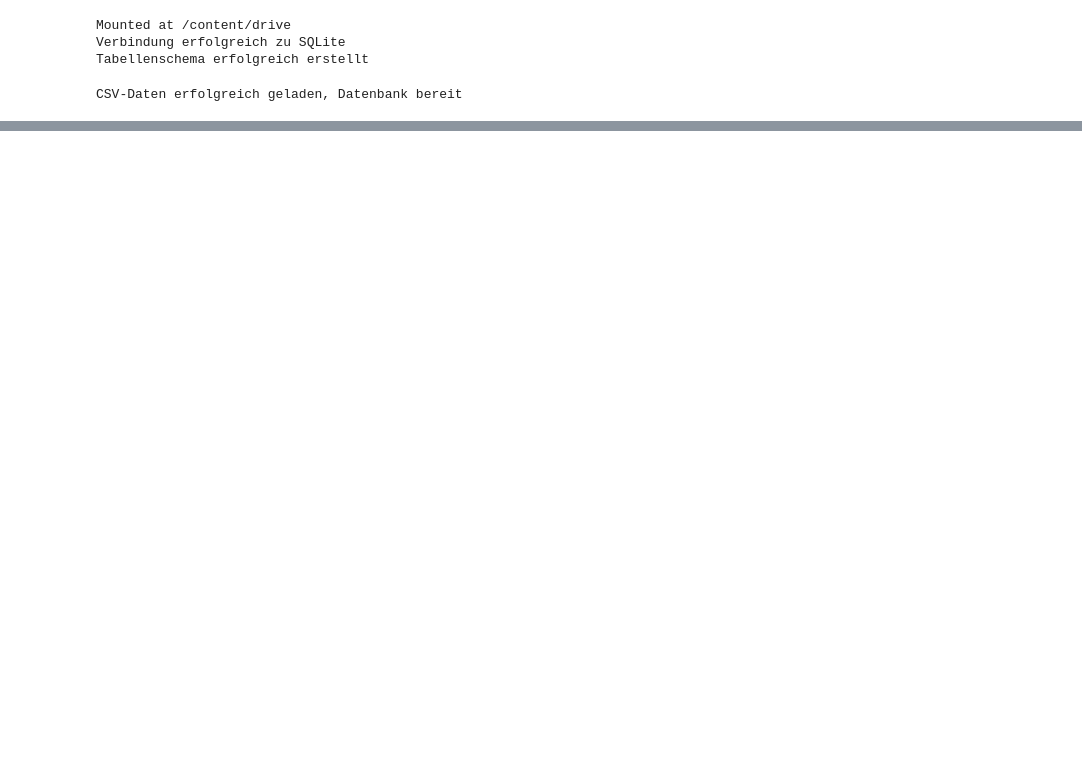
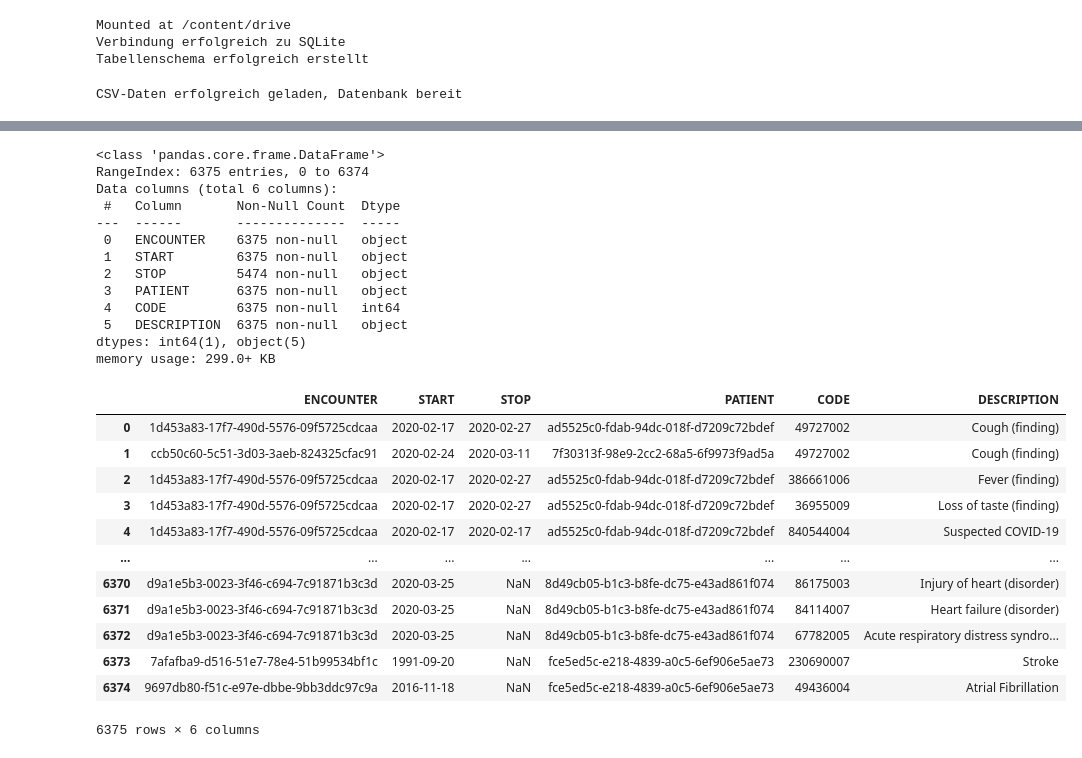
Before and after one commit to MarisaRies/covir, a Jupyter notebook: COVIR.ipynb, the cells around one changed output, grey strips where cells are left out. Saved outputs shown, nothing was run; the diff lists cells and outputs as text; code cells hidden in the pictures; blank space fills up the shorter version.

```diff
--- a/COVIR.ipynb
+++ b/COVIR.ipynb
@@ -132,0 +175,31 @@ df_insert_imm.describe()
+# %%
+#Übersicht Condition (Symptome) Tabelle
+df_insert_con.info()
+df_insert_con
+# %% [output]
+<class 'pandas.core.frame.DataFrame'>
+RangeIndex: 6375 entries, 0 to 6374
+Data columns (total 6 columns):
+ #   Column       Non-Null Count  Dtype
+---  ------       --------------  -----
+ 0   ENCOUNTER    6375 non-null   object
+ 1   START        6375 non-null   object
+ 2   STOP         5474 non-null   object
+ 3   PATIENT      6375 non-null   object
+ 4   CODE         6375 non-null   int64
+ 5   DESCRIPTION  6375 non-null   object
+dtypes: int64(1), object(5)
+memory usage: 299.0+ KB
+|  | ENCOUNTER | START | STOP | PATIENT | CODE | DESCRIPTION |
+| 0 | 1d453a83-17f7-490d-5576-09f5725cdcaa | 2020-02-17 | 2020-02-27 | ad5525c0-fdab-94dc-018f-d7209c72bdef | 49727002 | Cough (finding) |
+| 1 | ccb50c60-5c51-3d03-3aeb-824325cfac91 | 2020-02-24 | 2020-03-11 | 7f30313f-98e9-2cc2-68a5-6f9973f9ad5a | 49727002 | Cough (finding) |
+| 2 | 1d453a83-17f7-490d-5576-09f5725cdcaa | 2020-02-17 | 2020-02-27 | ad5525c0-fdab-94dc-018f-d7209c72bdef | 386661006 | Fever (finding) |
+| 3 | 1d453a83-17f7-490d-5576-09f5725cdcaa | 2020-02-17 | 2020-02-27 | ad5525c0-fdab-94dc-018f-d7209c72bdef | 36955009 | Loss of taste (finding) |
+| 4 | 1d453a83-17f7-490d-5576-09f5725cdcaa | 2020-02-17 | 2020-02-17 | ad5525c0-fdab-94dc-018f-d7209c72bdef | 840544004 | Suspected COVID-19 |
+| ... | ... | ... | ... | ... | ... | ... |
+| 6370 | d9a1e5b3-0023-3f46-c694-7c91871b3c3d | 2020-03-25 | NaN | 8d49cb05-b1c3-b8fe-dc75-e43ad861f074 | 86175003 | Injury of heart (disorder) |
+| 6371 | d9a1e5b3-0023-3f46-c694-7c91871b3c3d | 2020-03-25 | NaN | 8d49cb05-b1c3-b8fe-dc75-e43ad861f074 | 84114007 | Heart failure (disorder) |
+| 6372 | d9a1e5b3-0023-3f46-c694-7c91871b3c3d | 2020-03-25 | NaN | 8d49cb05-b1c3-b8fe-dc75-e43ad861f074 | 67782005 | Acute respiratory distress syndro... |
+| 6373 | 7afafba9-d516-51e7-78e4-51b99534bf1c | 1991-09-20 | NaN | fce5ed5c-e218-4839-a0c5-6ef906e5ae73 | 230690007 | Stroke |
+| 6374 | 9697db80-f51c-e97e-dbbe-9bb3ddc97c9a | 2016-11-18 | NaN | fce5ed5c-e218-4839-a0c5-6ef906e5ae73 | 49436004 | Atrial Fibrillation |
+6375 rows × 6 columns
```
Also changed, not shown: parts of 7 cells of this notebook.
